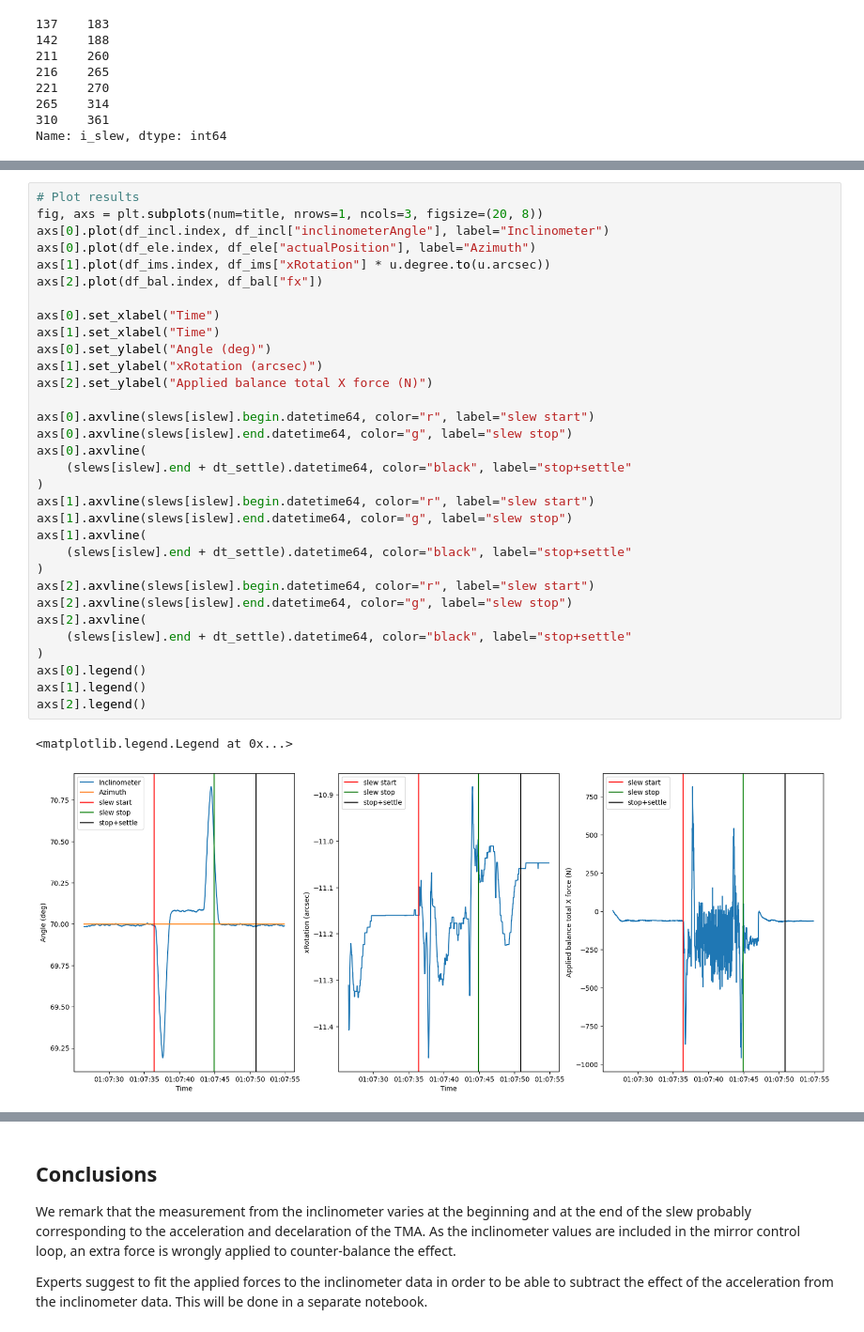
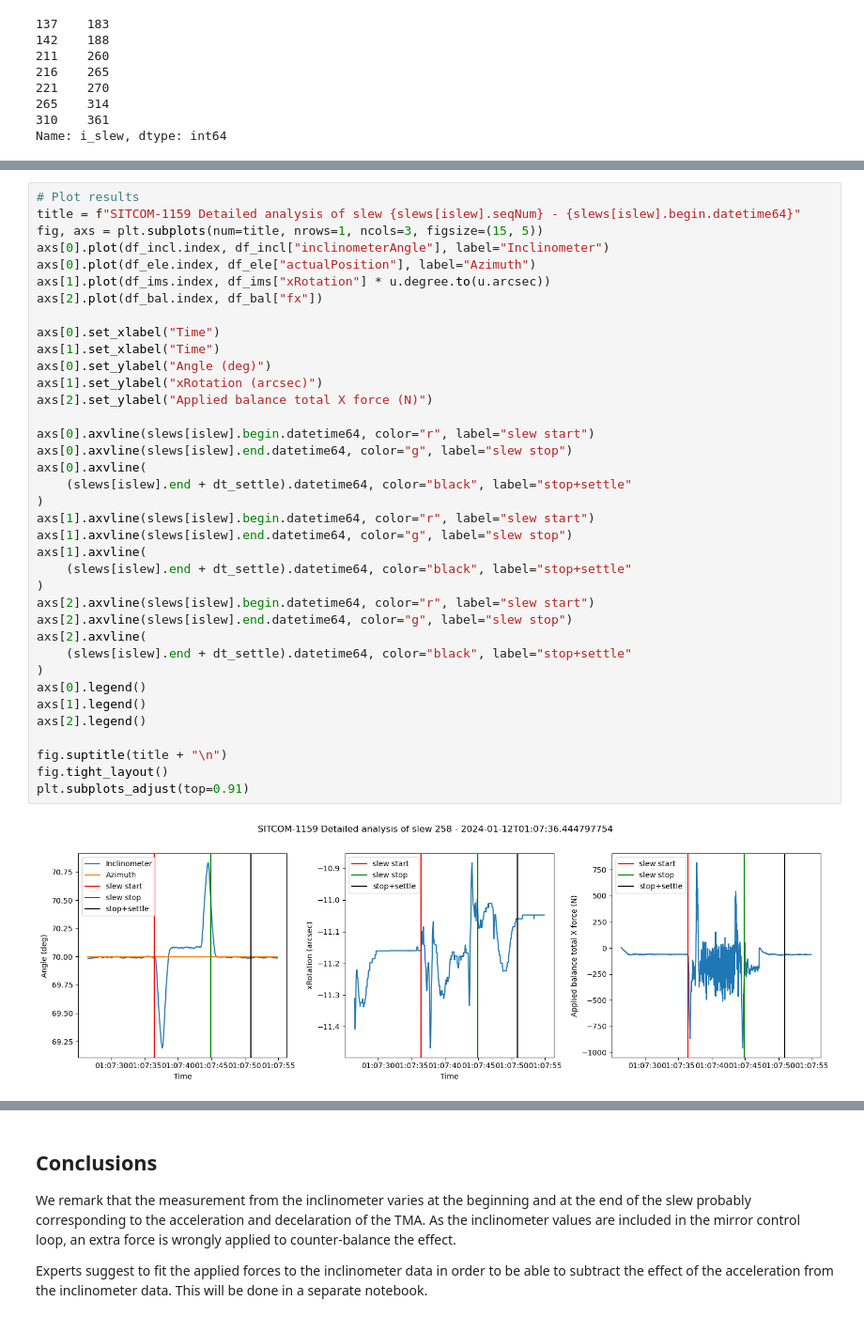
Before and after one commit to lsst-sitcom/notebooks_vandv, a Jupyter notebook: notebooks/tel_and_site/subsys_req_ver/m1m3/SITCOMTN-084-ims_slewing_azimuth_analysis_positioning.ipynb, the cells around one changed output, grey strips where cells are left out. Shown at 94% size. Saved outputs shown, nothing was run; the diff lists cells and outputs as text.

```diff
--- a/notebooks/tel_and_site/subsys_req_ver/m1m3/SITCOMTN-084-ims_slewing_azimuth_analysis_positioning.ipynb
+++ b/notebooks/tel_and_site/subsys_req_ver/m1m3/SITCOMTN-084-ims_slewing_azimuth_analysis_positioning.ipynb
@@ -610,38 +628,42 @@ df_ele = getEfdData(
 )
 # %%
 # Plot results
-fig, axs = plt.subplots(num=title, nrows=1, ncols=3, figsize=(20, 8))
+title = f"SITCOM-1159 Detailed analysis of slew {slews[islew].seqNum} - {slews[islew].begin.datetime64}"
+fig, axs = plt.subplots(num=title, nrows=1, ncols=3, figsize=(15, 5))
 axs[0].plot(df_incl.index, df_incl["inclinometerAngle"], label="Inclinometer")
 axs[0].plot(df_ele.index, df_ele["actualPosition"], label="Azimuth")
 axs[1].plot(df_ims.index, df_ims["xRotation"] * u.degree.to(u.arcsec))
 axs[2].plot(df_bal.index, df_bal["fx"])
 
 axs[0].set_xlabel("Time")
 axs[1].set_xlabel("Time")
 axs[0].set_ylabel("Angle (deg)")
 axs[1].set_ylabel("xRotation (arcsec)")
 axs[2].set_ylabel("Applied balance total X force (N)")
 
 axs[0].axvline(slews[islew].begin.datetime64, color="r", label="slew start")
 axs[0].axvline(slews[islew].end.datetime64, color="g", label="slew stop")
 axs[0].axvline(
     (slews[islew].end + dt_settle).datetime64, color="black", label="stop+settle"
 )
 axs[1].axvline(slews[islew].begin.datetime64, color="r", label="slew start")
 axs[1].axvline(slews[islew].end.datetime64, color="g", label="slew stop")
 axs[1].axvline(
     (slews[islew].end + dt_settle).datetime64, color="black", label="stop+settle"
 )
 axs[2].axvline(slews[islew].begin.datetime64, color="r", label="slew start")
 axs[2].axvline(slews[islew].end.datetime64, color="g", label="slew stop")
 axs[2].axvline(
     (slews[islew].end + dt_settle).datetime64, color="black", label="stop+settle"
 )
 axs[0].legend()
 axs[1].legend()
 axs[2].legend()
+
+fig.suptitle(title + "\n")
+fig.tight_layout()
+plt.subplots_adjust(top=0.91)
 # %% [output]
-<matplotlib.legend.Legend at 0x...>
-[figure, old version]
+[figure, new version]
 # %%
 # Plot applied forces in x, y and z
```
Also changed, not shown: parts of 7 cells of this notebook.
